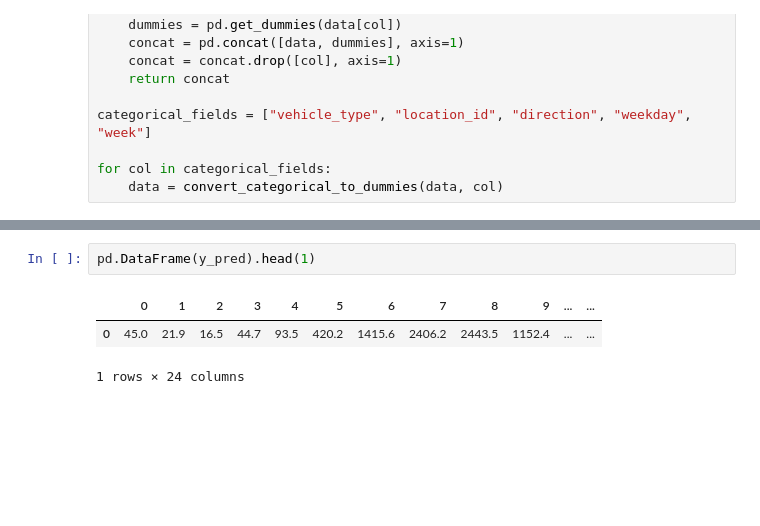
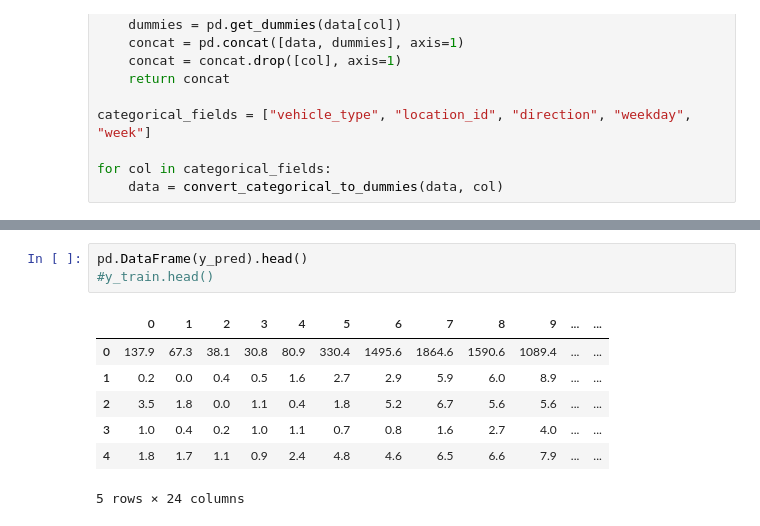
Before and after one commit to veicco/bcg-gamma, a Jupyter notebook: investigation 2.ipynb, the cells around one changed output, grey strips where cells are left out. Drawn from its saved outputs; the diff is of its cells as text; blank space fills up the shorter version.

```diff
--- a/investigation 2.ipynb
+++ b/investigation 2.ipynb
@@ -123,9 +123,14 @@ regr.score(X_test, y_test)
 # %%
-pd.DataFrame(y_pred).head(1)
+pd.DataFrame(y_pred).head()
+#y_train.head()
 # %% [output]
 |  | 0 | 1 | 2 | 3 | 4 | 5 | 6 | 7 | 8 | 9 | ... | ... |
-| 0 | 45.0 | 21.9 | 16.5 | 44.7 | 93.5 | 420.2 | 1415.6 | 2406.2 | 2443.5 | 1152.4 | ... | ... |
+| 0 | 137.9 | 67.3 | 38.1 | 30.8 | 80.9 | 330.4 | 1495.6 | 1864.6 | 1590.6 | 1089.4 | ... | ... |
+| 1 | 0.2 | 0.0 | 0.4 | 0.5 | 1.6 | 2.7 | 2.9 | 5.9 | 6.0 | 8.9 | ... | ... |
+| 2 | 3.5 | 1.8 | 0.0 | 1.1 | 0.4 | 1.8 | 5.2 | 6.7 | 5.6 | 5.6 | ... | ... |
+| 3 | 1.0 | 0.4 | 0.2 | 1.0 | 1.1 | 0.7 | 0.8 | 1.6 | 2.7 | 4.0 | ... | ... |
+| 4 | 1.8 | 1.7 | 1.1 | 0.9 | 2.4 | 4.8 | 4.6 | 6.5 | 6.6 | 7.9 | ... | ... |
-1 rows × 24 columns
+5 rows × 24 columns
 # %%
 pd.DataFrame(y_test).head(1)
 # %% [output]
```
Also changed, not shown: parts of 4 cells of this notebook, 1 other file.
